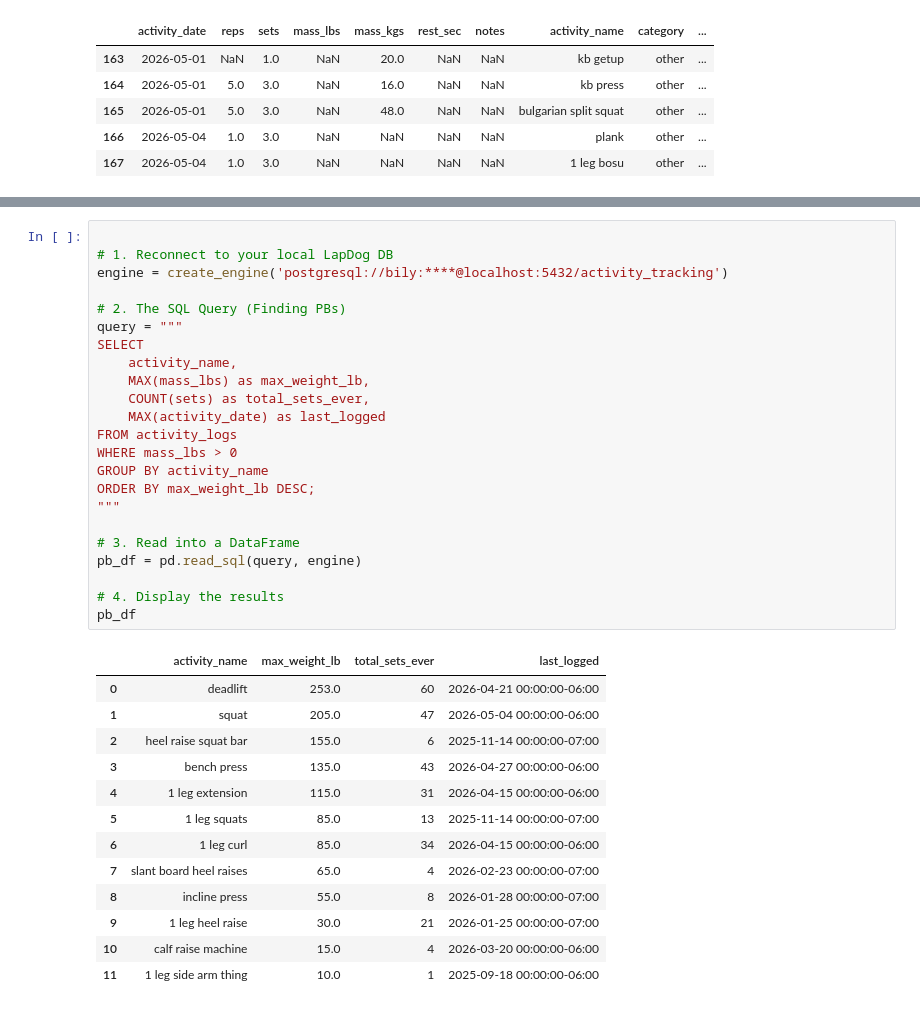
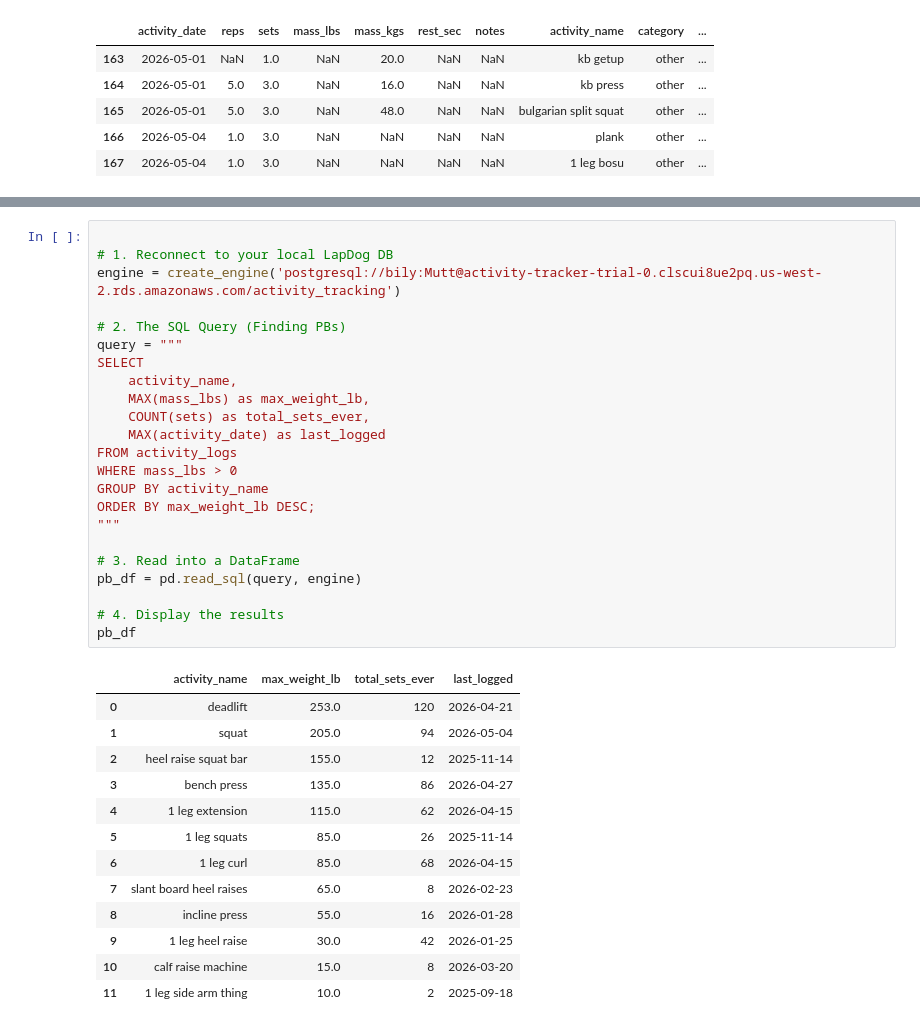
Before and after one commit to BilyBrown/activity_tracking, a Jupyter notebook: notebooks/data_clean_trial.ipynb, the cells around one changed output, grey strips where cells are left out. Drawn from its saved outputs; the diff is of its cells as text.

```diff
--- a/notebooks/data_clean_trial.ipynb
+++ b/notebooks/data_clean_trial.ipynb
@@ -557,37 +559,37 @@ except Exception as e:
 # %%
 
 # 1. Reconnect to your local LapDog DB
-engine = create_engine('postgresql://bily:****@localhost:5432/activity_tracking')
+engine = create_engine('postgresql://bily:Mutt@activity-tracker-trial-0.clscui8ue2pq.us-west-2.rds.amazonaws.com/activity_tracking')
 
 # 2. The SQL Query (Finding PBs)
 query = """
 SELECT
     activity_name,
     MAX(mass_lbs) as max_weight_lb,
     COUNT(sets) as total_sets_ever,
     MAX(activity_date) as last_logged
 FROM activity_logs
 WHERE mass_lbs > 0
 GROUP BY activity_name
 ORDER BY max_weight_lb DESC;
 """
 
 # 3. Read into a DataFrame
 pb_df = pd.read_sql(query, engine)
 
 # 4. Display the results
 pb_df
 # %% [output]
 |  | activity_name | max_weight_lb | total_sets_ever | last_logged |
-| 0 | deadlift | 253.0 | 60 | 2026-04-21 00:00:00-06:00 |
-| 1 | squat | 205.0 | 47 | 2026-05-04 00:00:00-06:00 |
-| 2 | heel raise squat bar | 155.0 | 6 | 2025-11-14 00:00:00-07:00 |
-| 3 | bench press | 135.0 | 43 | 2026-04-27 00:00:00-06:00 |
-| 4 | 1 leg extension | 115.0 | 31 | 2026-04-15 00:00:00-06:00 |
-| 5 | 1 leg squats | 85.0 | 13 | 2025-11-14 00:00:00-07:00 |
-| 6 | 1 leg curl | 85.0 | 34 | 2026-04-15 00:00:00-06:00 |
-| 7 | slant board heel raises | 65.0 | 4 | 2026-02-23 00:00:00-07:00 |
-| 8 | incline press | 55.0 | 8 | 2026-01-28 00:00:00-07:00 |
-| 9 | 1 leg heel raise | 30.0 | 21 | 2026-01-25 00:00:00-07:00 |
-| 10 | calf raise machine | 15.0 | 4 | 2026-03-20 00:00:00-06:00 |
-| 11 | 1 leg side arm thing | 10.0 | 1 | 2025-09-18 00:00:00-06:00 |
+| 0 | deadlift | 253.0 | 120 | 2026-04-21 |
+| 1 | squat | 205.0 | 94 | 2026-05-04 |
+| 2 | heel raise squat bar | 155.0 | 12 | 2025-11-14 |
+| 3 | bench press | 135.0 | 86 | 2026-04-27 |
+| 4 | 1 leg extension | 115.0 | 62 | 2026-04-15 |
+| 5 | 1 leg squats | 85.0 | 26 | 2025-11-14 |
+| 6 | 1 leg curl | 85.0 | 68 | 2026-04-15 |
+| 7 | slant board heel raises | 65.0 | 8 | 2026-02-23 |
+| 8 | incline press | 55.0 | 16 | 2026-01-28 |
+| 9 | 1 leg heel raise | 30.0 | 42 | 2026-01-25 |
+| 10 | calf raise machine | 15.0 | 8 | 2026-03-20 |
+| 11 | 1 leg side arm thing | 10.0 | 2 | 2025-09-18 |
```
Also changed, not shown: parts of 6 cells of this notebook.
